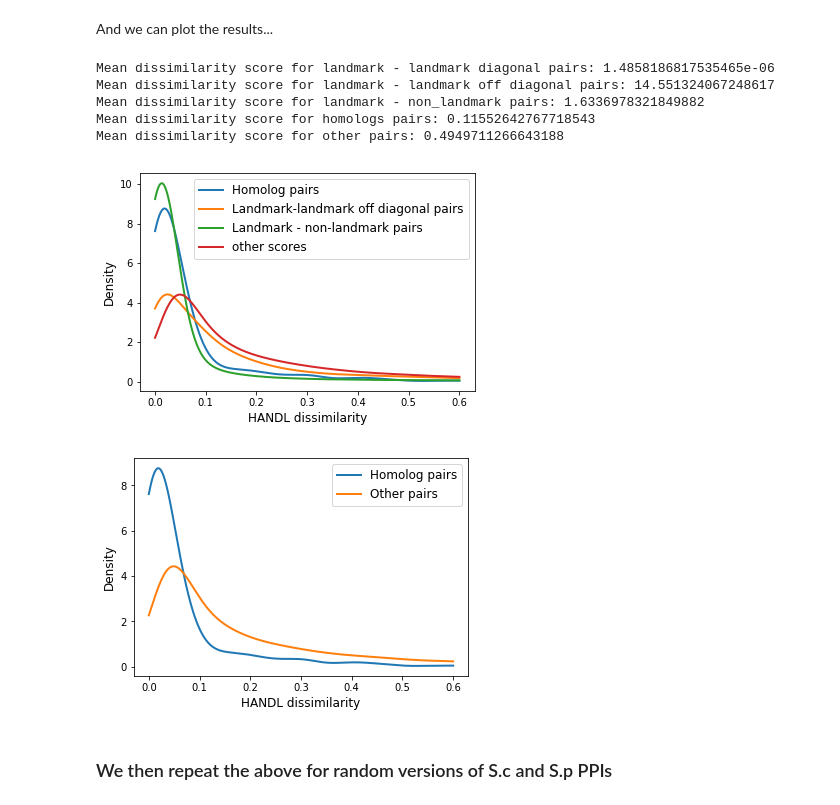
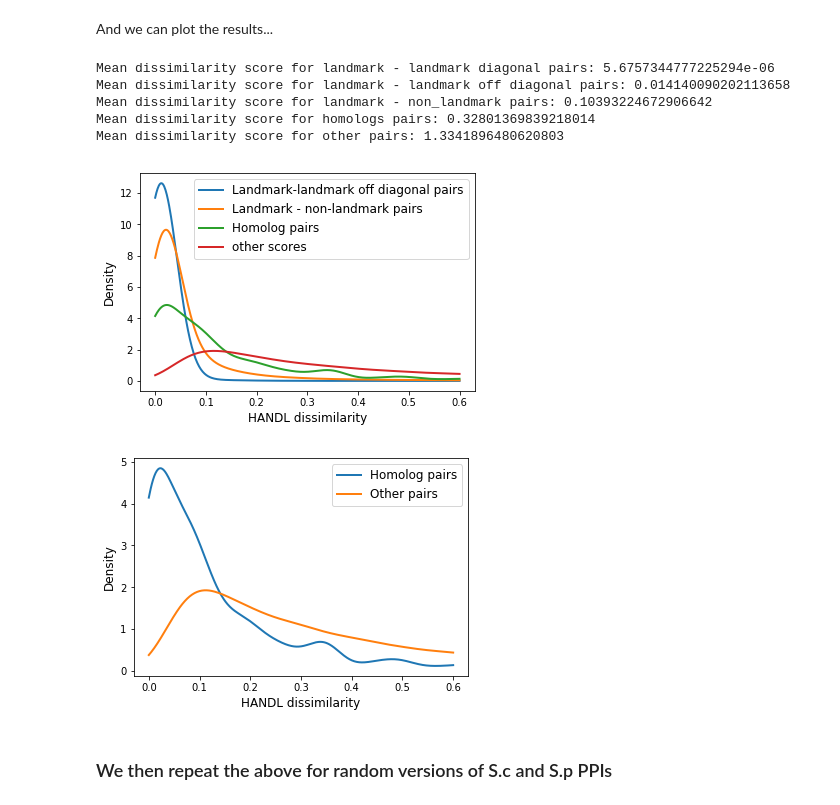
Before and after one commit to lrgr/munk, a Jupyter notebook: notebooks/Permutation-test.ipynb, the cells around one changed output. Saved outputs shown, nothing was run; the diff lists cells and outputs as text; code cells hidden in the pictures.

```diff
--- a/notebooks/Permutation-test.ipynb
+++ b/notebooks/Permutation-test.ipynb
@@ -57,8 +57,8 @@ We first load the interaction networks from their edgelists.
 # %%
 sp_ppi_path = "../data/ppi/biogrid/sp/sp-biogrid.v3.4.157-ppi-std.tsv"
 sc_ppi_path = "../data/ppi/biogrid/sc/sc-biogrid.v3.4.157-ppi-std.tsv"
-sc_G = util.simple_two_core(nx.read_edgelist(sp_ppi_path, encoding='ascii'), verbose=False)
-sp_G = util.simple_two_core(nx.read_edgelist(sc_ppi_path, encoding='ascii'), verbose=False)
+sc_G = util.simple_two_core(nx.read_edgelist(sc_ppi_path, encoding='ascii'), verbose=False)
+sp_G = util.simple_two_core(nx.read_edgelist(sp_ppi_path, encoding='ascii'), verbose=False)
 # %% [markdown]
 We can draw the _S.p_ PPI network just for fun
 # %%
@@ -176,7 +176,7 @@ Mean difference in degrees: 3.0076662506685685
 We can now run HANDL on the real and randomized networks...
 # %%
 # Load PPI and HOMOLOG data
-homologs_path = "../data/homologs/sc-sp/sc-sp-homologs.txt"
+homologs_path = "../data/homologs/sc-sp/sp-sc-homologs.txt"
 homologs = handl.homologs_in_graphs(sp_G, sc_G, util.read_homolog_list(homologs_path))
 # %% [markdown]
 Let us first define some functions to help compute dissimilarity scores, remove landmarks, and separate homologs from non-homologs.
@@ -286,26 +286,26 @@ print (len(L_L_diag_scores)+
 # %% [markdown]
 And we can plot the results...
 # %%
-plot([(H_H_scores, "Homolog pairs"),
-      (L_L_off_diag_scores, "Landmark-landmark off diagonal pairs"),
+plot([(L_L_off_diag_scores, "Landmark-landmark off diagonal pairs"),
       (L_non_L_scores, "Landmark - non-landmark pairs"),
+      (H_H_scores, "Homolog pairs"),
       (other_scores, "other scores")])
 
 plot([(H_H_scores, "Homolog pairs"),
       (other_scores, "Other pairs")])
 print('Mean dissimilarity score for landmark - landmark diagonal pairs:', np.mean(L_L_diag_scores))
 print('Mean dissimilarity score for landmark - landmark off diagonal pairs:', np.mean(L_L_off_diag_scores))
 print('Mean dissimilarity score for landmark - non_landmark pairs:', np.mean(L_non_L_scores))
 print('Mean dissimilarity score for homologs pairs:', np.mean(H_H_scores))
 print('Mean dissimilarity score for other pairs:', np.mean(other_scores))
 # %% [output]
-Mean dissimilarity score for landmark - landmark diagonal pairs: 1.4858186817535465e-06
-Mean dissimilarity score for landmark - landmark off diagonal pairs: 14.551324067248617
-Mean dissimilarity score for landmark - non_landmark pairs: 1.6336978321849882
-Mean dissimilarity score for homologs pairs: 0.11552642767718543
-Mean dissimilarity score for other pairs: 0.4949711266643188
+Mean dissimilarity score for landmark - landmark diagonal pairs: 5.6757344777225294e-06
+Mean dissimilarity score for landmark - landmark off diagonal pairs: 0.014140090202113658
+Mean dissimilarity score for landmark - non_landmark pairs: 0.10393224672906642
+Mean dissimilarity score for homologs pairs: 0.32801369839218014
+Mean dissimilarity score for other pairs: 1.3341896480620803
-[figure, old version]
+[figure, new version]
-[figure, old version]
+[figure, new version]
 # %% [markdown]
 ### We then repeat the above for random versions of S.c and S.p PPIs
 # %%
```
Also changed, not shown: parts of 9 cells of this notebook, 3 other files.
